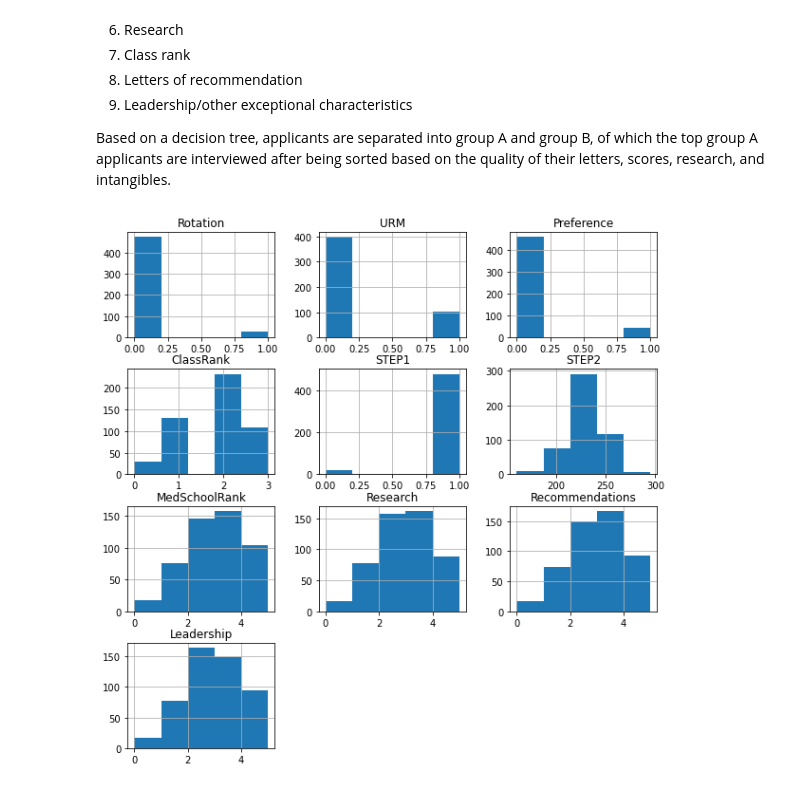
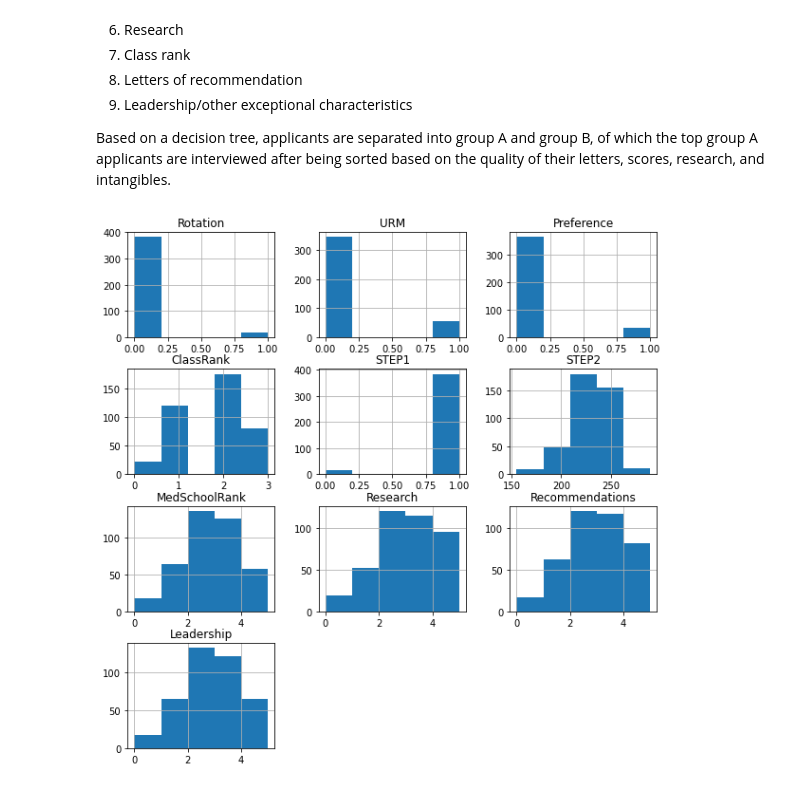
Before and after one commit to evanjfaulkner/Residency-Program-Model, a Jupyter notebook: residency_decision_tree.ipynb, the cells around one changed output. Saved outputs shown, nothing was run; the diff lists cells and outputs as text; code cells hidden in the pictures.

```diff
--- a/residency_decision_tree.ipynb
+++ b/residency_decision_tree.ipynb
@@ -44,6 +44,7 @@ def sample_urm(n):
     Sample whether applicants are underrepresented/minorities
     Taken from https://www.aamc.org/news-insights/medical-school-applicants-and-enrollments-hit-record-highs-underrepresented-minorities-lead-surge
     Black/Hispanic applicants account for ~24% of all applicants
+    (Mark and Randy said the number is likely lower, going for 15% for now while we wait for more exact numbers)
 
     Parameters
     -----------
@@ -51,9 +52,9 @@ def sample_urm(n):
 
     Returns
     -----------
-    n samples from a bernoulli distribution with p = 0.24
+    n samples from a bernoulli distribution with p = 0.15
     """
-    return np.random.binomial(1,0.24,n)
+    return np.random.binomial(1,0.15,n)
 
 def sample_preference(n):
     """
@@ -111,6 +112,7 @@ def sample_class_rank(n):
     """
     Sample class ranks of applicants
     (needs to be updated to reflect real applicants)
+    top quartile
 
     Parameters
     -----------
@@ -125,6 +127,7 @@ def sample_class_rank(n):
 def sample_school_rank(n):
     """
     Sample medical school rankings of applicants
+    (top 50)
     (needs to be updated to reflect real applicants)
 
     Parameters
@@ -141,6 +144,7 @@ def sample_research(n):
     """
     Sample research rating of applicants
     (needs to be updated to reflect real applicants)
+    multiple 1st author publications, distinguish between poster, publication, etc.
 
     Parameters
     -----------
@@ -156,6 +160,7 @@ def sample_recommendation(n):
     """
     Sample recommendation letter ratings of applicants
     (needs to be updated to reflect real applicants)
+    looking for key phrases, 20-25%
 
     Parameters
     -----------
@@ -182,17 +187,17 @@ def sample_leadership(n):
     """
     return np.random.binomial(5,0.5,n)
 # %%
-N = 500
+N = 400
 
 applications = pd.DataFrame({'Rotation':sample_rotation(N), 'URM':sample_urm(N),
                              'Preference':sample_preference(N), 'ClassRank':sample_class_rank(N),
                              'STEP1':sample_step_1(N), 'STEP2':sample_step_2(N),
                              'MedSchoolRank':sample_school_rank(N), 'Research':sample_research(N),
                              'Recommendations':sample_recommendation(N), 'Leadership':sample_leadership(N)})
 
 applications.hist(figsize=(10,10), bins=5)
 plt.show()
 # %% [output]
-[figure, old version]
+[figure, new version]
 # %%
 def residency_decision_tree(applications_df,
```
Also changed, not shown: parts of 3 cells of this notebook, 3 other files.
